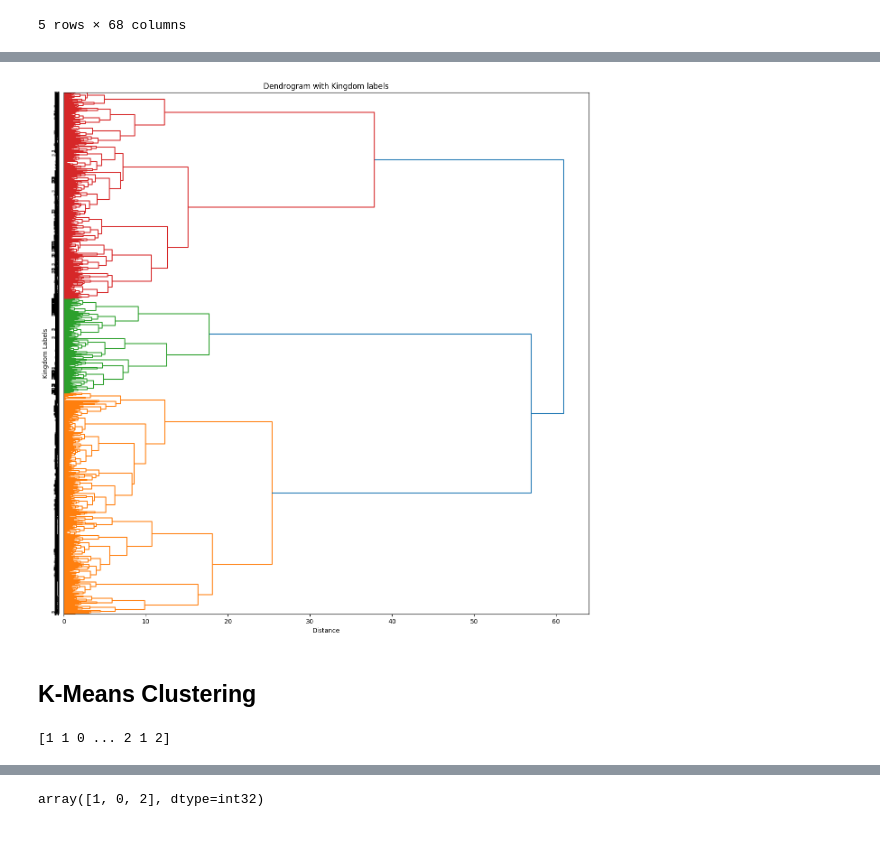
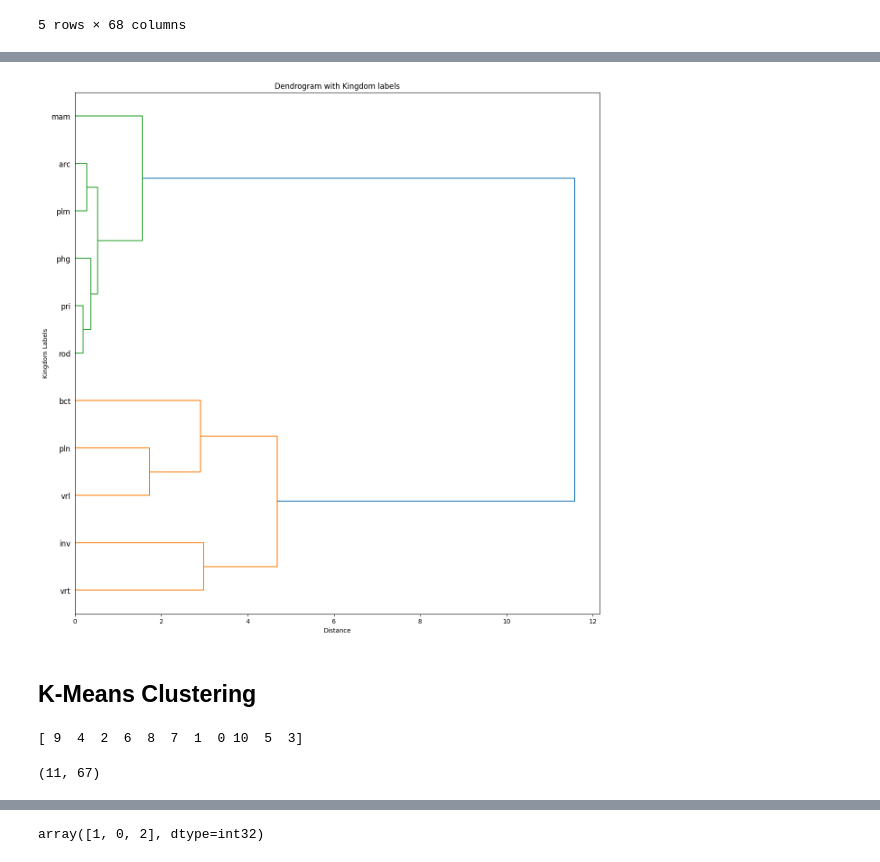
Before and after one commit to Mercymerine/Machine_learning2, a Jupyter notebook: RNA.ipynb, the cells around one changed output, grey strips where cells are left out. Drawn from its saved outputs; the diff is of its cells as text; code cells hidden in the pictures.

```diff
--- a/RNA.ipynb
+++ b/RNA.ipynb
@@ -209,3 +226,5 @@ rna.head()
 | 3 | vrl | 0 | 1915 | Northern cereal mosaic virus | 0.01775 | 0.02245 | 0.01619 | 0.00992 | 0.01567 | 0.01358 | ... | ... |
 | 4 | vrl | 0 | 22831 | Soil-borne cereal mosaic virus | 0.02816 | 0.01371 | 0.00767 | 0.03679 | 0.01380 | 0.00548 | ... | ... |
 5 rows × 68 columns
+# %%
+rna = grouped.copy()
@@ -211,0 +242,4 @@ rna.head()
+# %%
+#Grouping by the kingdom and sum it up
+grouped = rna.groupby('Kingdom').sum()
+grouped
@@ -213,7 +264,7 @@ rna.head()
 from scipy.cluster.hierarchy import linkage, dendrogram
 from sklearn.preprocessing import StandardScaler
 # %%
-X = rna.drop(['Kingdom', 'SpeciesName'], axis=1)
+X = grouped.drop(['SpeciesName'], axis=1)
 
 #Scaling the data
 scaler = MinMaxScaler()
@@ -225,30 +276,34 @@ linked = linkage(X_scaled, method='ward')
 # %%
 #Creating a dendrogram
 plt.figure(figsize=(15, 15))
 dendrogram(linked,
            orientation='right',
-           labels=rna['Kingdom'].values,
+           labels=grouped.index.values,
            distance_sort = 'descending',
            show_leaf_counts=True)
 
 #plt.yticks(rotation=45, ha='right', fontsize=10)
 plt.title('Dendrogram with Kingdom labels')
 plt.ylabel('Kingdom Labels')
 plt.xlabel('Distance')
 plt.show()
 # %% [output]
-[figure, old version]
+[figure, new version]
 # %% [markdown]
 ## **K-Means Clustering**
 # %%
 from sklearn.cluster import KMeans
 # %%
-kmeans = KMeans(n_clusters = 3, init = 'k-means++', n_init=11)
+kmeans = KMeans(n_clusters = 11, init = 'k-means++', n_init=11)
 kmeans.fit(X_scaled)
 labels = kmeans.labels_
 print(labels)
 # %% [output]
-[1 1 0 ... 2 1 2]
+[ 9  4  2  6  8  7  1  0 10  5  3]
+# %%
+rna.shape
+# %% [output]
+(11, 67)
 # %%
 rna2 = rna.copy()
 # %%
```
Also changed, not shown: parts of 8 cells of this notebook.
